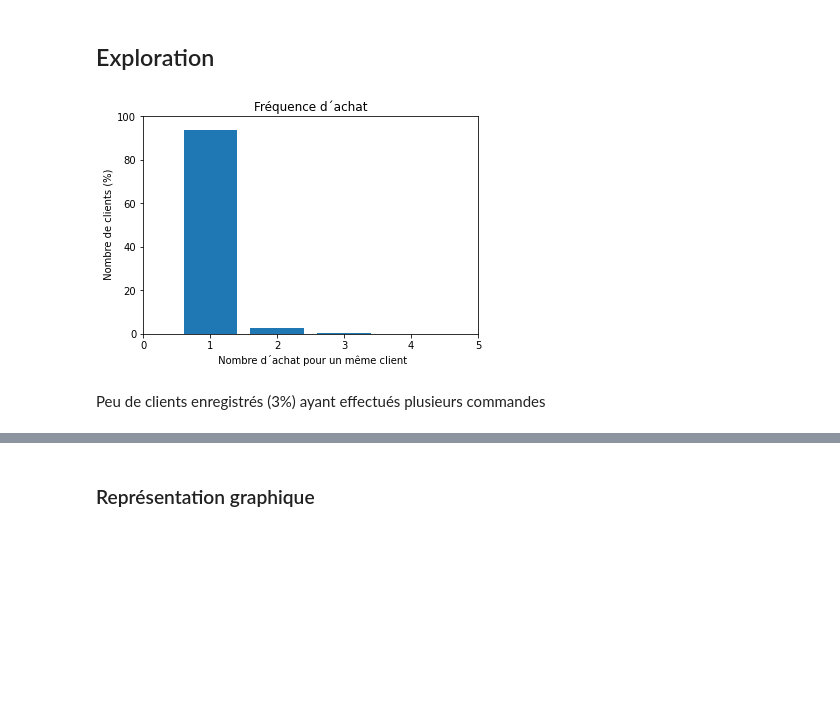
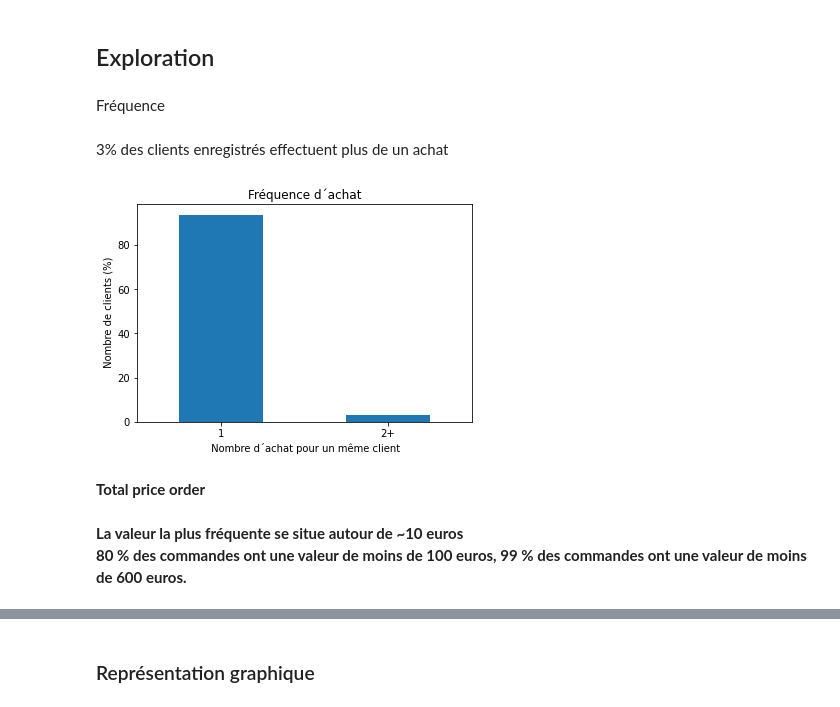
Before and after one commit to Narciso-A/Project, a Jupyter notebook: P_segmentation/POLIST_01_notebookanalyse.ipynb, the cells around one changed output, grey strips where cells are left out. Cells and saved outputs as stored; diff of their text form; code cells hidden in the pictures; blank space fills up the shorter version.

```diff
--- a/P_segmentation/POLIST_01_notebookanalyse.ipynb
+++ b/P_segmentation/POLIST_01_notebookanalyse.ipynb
@@ -128,10 +195,16 @@ Name: order_delivery_delay, dtype: float64
 # %%
 df_test = df.drop_duplicates(subset=['order_id','order_item_id']).copy()
 
+## order
 price = df_test.groupby('order_id')['price'].sum().reset_index()
 price = price.rename(columns={'price':'price_order'});
 
+## freight value
 freight = df_test.groupby('order_id')['freight_value'].sum().reset_index()
 freight = freight.rename(columns={'freight_value':'freight_value_order'})
 
-df = pd.merge(df, pd.merge(price,freight,on='order_id'), on='order_id')
+## number of items
+item_number = df_test.groupby('order_id')['order_item_id'].count().reset_index()
+item_number = item_number.rename(columns={'order_item_id':'order_item_id_number'})
+
+df = pd.merge(df, pd.merge(price, pd.merge(freight,item_number,on='order_id')),on='order_id')
@@ -147,0 +243,5 @@ df = pd.merge(df,monetary_value,on='customer_unique_id',how='left')
+# %%
+## conversion real -> euros
+columns_list = ['price_order', 'freight_value_order', 'total_price_order', 'monetary_value']
+for column in columns_list:
+    df[column] *= 0.159
@@ -148,8 +257,14 @@ df = pd.merge(df,monetary_value,on='customer_unique_id',how='left')
+# %%
+## translation of product category name
+for produit in data_product_category_name_translation['product_category_name'].to_list():
+    masque = df['product_category_name'] == produit
+    masque_translation = data_product_category_name_translation['product_category_name'] == produit
+    df.loc[masque,'product_category_name'] = data_product_category_name_translation.loc[masque_translation,'product_category_name_english'].iat[0]
 # %% [markdown]
 Second tri
 # %%
 list_columns = df.columns.tolist()
-list_columns_select=[
+list_columns_select= [
      ##'order_id',
      ##'order_item_id',
      ##'product_id',
@@ -159,14 +274,20 @@ list_columns_select=[
      'customer_unique_id',
      'customer_city',
      'order_purchase_timestamp',
+     ##'order_delivered_customer_date',
      ##'order_estimated_delivery_date',
      'product_category_name',
      'product_photos_qty',
      'review_score',
+     'order_purchase_timestamp_M',
+     'order_purchase_timestamp_Y',
+     ##'order_delivery_delay_estimated',
+     'order_delivery_delay',
      'price_order',
      'freight_value_order',
+     'order_item_id_number',
+     'review_comment_message',
      'total_price_order',
-     'order_delivery_delay',
      'monetary_value'
 ]
 list_columns_remove = list(set(list_columns)-set(list_columns_select))
@@ -201,20 +295,34 @@ memory usage: 9.8+ MB
 # %% [markdown]
 ## Exploration
+# %% [markdown]
+Fréquence
+# %% [markdown]
+3% des clients enregistrés effectuent plus de un achat
 # %%
+## frequency graph
+
 var = df['customer_unique_id'].value_counts()
 
 b = []
 for ind in range(len(var.unique())):
     a = var.unique()[ind]
     b.append( (var==a).sum()*100/df.shape[0] )
 
-plt.bar(var.unique(),b)
-plt.axis([0,5,0,100]);
+bar_1y = b[-1]
+
+bar_2y = sum(b[-2:0:-1])
+
+pd.DataFrame([bar_1y,bar_2y],index=['1','2+']).plot(kind='bar',legend=None)
+
 plt.title('Fréquence d´achat')
 plt.ylabel(' Nombre de clients (%)')
 plt.xlabel(' Nombre d´achat pour un même client')
+plt.xticks(rotation=0)
 plt.rcParams.update({'font.size': 12})
 # %% [output]
-[figure, old version]
+[figure, new version]
-# %% [markdown]
-Peu de clients enregistrés (3%) ayant effectués plusieurs commandes
+# %% [markdown]
+**Total price order**
+# %% [markdown]
+**La valeur la plus fréquente se situe autour de ~10 euros**
+**80 % des commandes ont une valeur de moins de 100 euros, 99 % des commandes ont une valeur de moins de 600 euros.**
```
Also changed, not shown: parts of 56 cells of this notebook, 1 other file.
